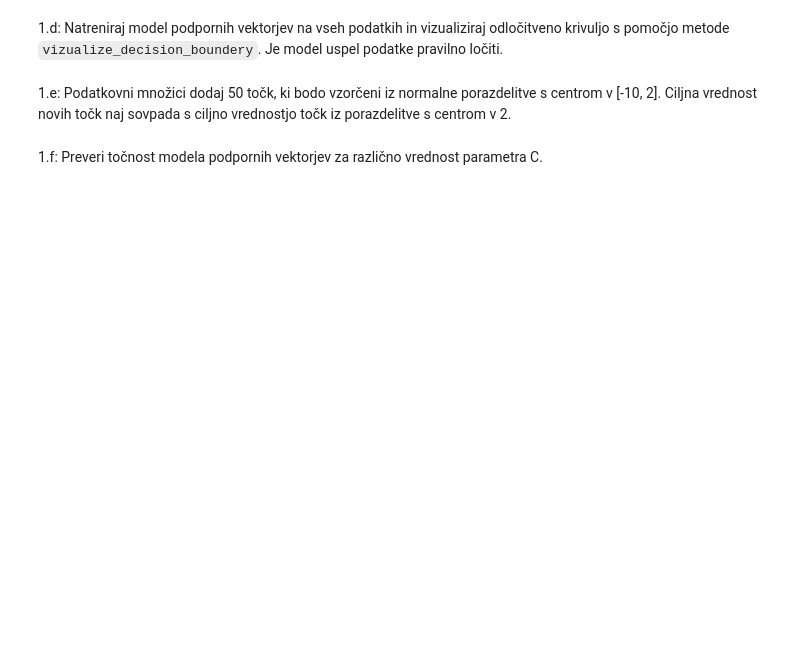
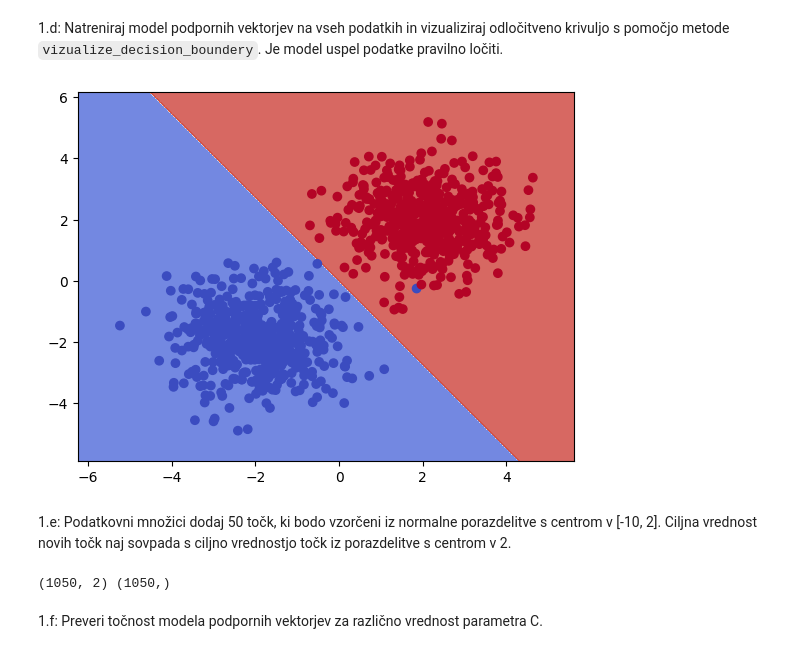
Before and after one commit to anejrozman/Machine-Learning-1, a Jupyter notebook: w5/vaje5.ipynb, the cells around one changed output. Cells and saved outputs as stored; diff of their text form; code cells hidden in the pictures; blank space fills up the shorter version.

```diff
--- a/w5/vaje5.ipynb
+++ b/w5/vaje5.ipynb
@@ -38,7 +86,22 @@ def vizualize_decision_boundery(model, X, y):
     plt.ylim(yy.min(), yy.max())
 
     plt.show()
+# %%
+svc.fit(X, y)
+vizualize_decision_boundery(svc, X, y)
+# %% [output]
+[figure, added]
 # %% [markdown]
 1.e: Podatkovni množici dodaj 50 točk, ki bodo vzorčeni iz normalne porazdelitve s centrom v [-10, 2]. Ciljna vrednost novih točk naj sovpada s ciljno vrednostjo točk iz porazdelitve s centrom v 2.
+# %%
+np.random.seed(42)
+
+extraX = np.column_stack([np.random.normal(-10, 1, 50), np.random.normal(2, 1, 50)])
+extraY = np.ones(50)
+X = np.concatenate([X, extraX])
+y = np.concatenate([y, extraY])
+print(X.shape, y.shape)
+# %% [output]
+(1050, 2) (1050,)
 # %% [markdown]
 1.f: Preveri točnost modela podpornih vektorjev za različno vrednost parametra C.
```
Also changed, not shown: parts of 15 cells of this notebook.
